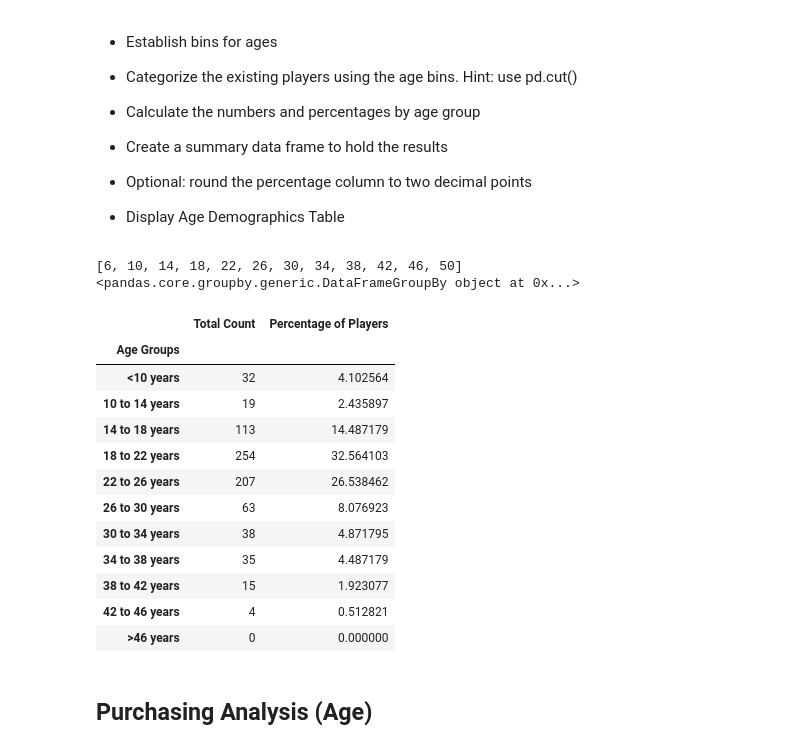
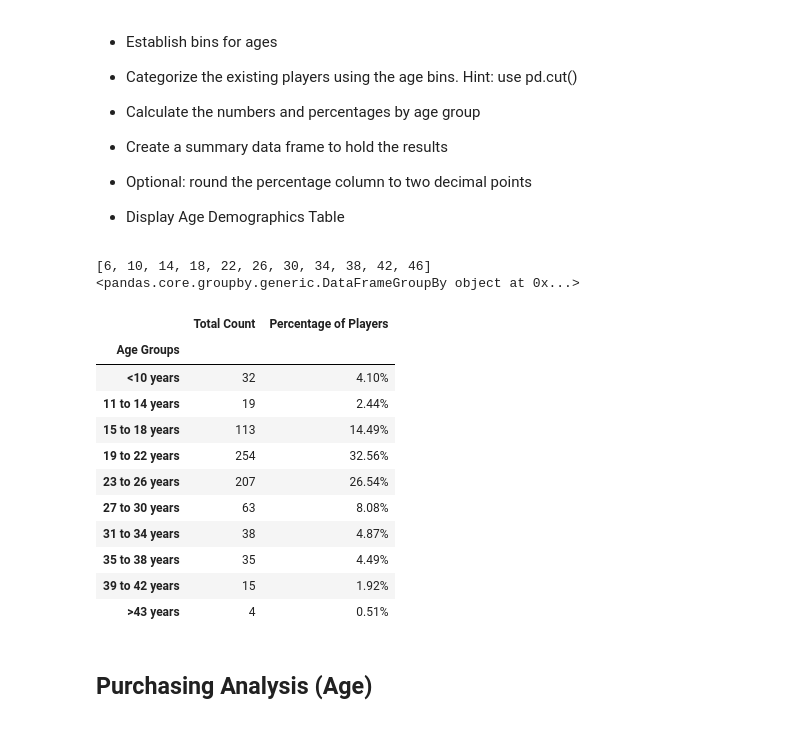
Before and after one commit to mmarange/pandas-challenge, a Jupyter notebook: 02-Case-Assignment/HeroesOfPymoli/HeroesOfPymoli_starter_submitted.ipynb, the cells around one changed output. Saved outputs shown, nothing was run; the diff lists cells and outputs as text; code cells hidden in the pictures.

```diff
--- a/02-Case-Assignment/HeroesOfPymoli/HeroesOfPymoli_starter_submitted.ipynb
+++ b/02-Case-Assignment/HeroesOfPymoli/HeroesOfPymoli_starter_submitted.ipynb
@@ -195,44 +190,44 @@ purchasing_analysis
 * Display Age Demographics Table
 # %%
 # Find group range and create age groups
-# SPORT OUT FORMATTING, AND BIN BOUNDARIES
+
 x = purchase_data["Age"].min()
 y = purchase_data["Age"].max()
 #print(x, y)
 
-z = range(6,51, 4)
+z = range(6,47, 4)
 
 bins = [bins for bins in z]
-#print(bins)
-labels =['<10 years', '10 to 14 years', '14 to 18 years', '18 to 22 years', '22 to 26 years',\
-        '26 to 30 years', '30 to 34 years', '34 to 38 years', '38 to 42 years', '42 to 46 years', '>46 years']
+print(bins)
+labels =['<10 years', '11 to 14 years', '15 to 18 years', '19 to 22 years', '23 to 26 years',\
+        '27 to 30 years', '31 to 34 years', '35 to 38 years', '39 to 42 years', '>43 years']
 
 pd.cut(purchase_data["Age"], bins, labels=labels).head()
-purchase_data["Age Groups"] = pd.cut(purchase_data["Age"], bins, labels=labels)
+purchase_data["Age Groups"] = pd.cut(purchase_data["Age"], bins, labels=labels, right=True)
 
 age_group = purchase_data.groupby("Age Groups")
 age_count = age_group["Age Groups"].count()
 age_percent = age_count/total_players * 100
 age_analysis = pd.DataFrame({"Total Count":age_count, "Percentage of Players": age_percent})
 print(age_group)
 #age_percent
+age_analysis["Percentage of Players"] = age_analysis["Percentage of Players"].map("{:,.2f}%".format)
 age_analysis
 # %% [output]
-[6, 10, 14, 18, 22, 26, 30, 34, 38, 42, 46, 50]
+[6, 10, 14, 18, 22, 26, 30, 34, 38, 42, 46]
 <pandas.core.groupby.generic.DataFrameGroupBy object at 0x...>
 |  | Total Count | Percentage of Players |
 | Age Groups |  |  |
-| <10 years | 32 | 4.102564 |
-| 10 to 14 years | 19 | 2.435897 |
-| 14 to 18 years | 113 | 14.487179 |
-| 18 to 22 years | 254 | 32.564103 |
-| 22 to 26 years | 207 | 26.538462 |
-| 26 to 30 years | 63 | 8.076923 |
-| 30 to 34 years | 38 | 4.871795 |
-| 34 to 38 years | 35 | 4.487179 |
-| 38 to 42 years | 15 | 1.923077 |
-| 42 to 46 years | 4 | 0.512821 |
-| >46 years | 0 | 0.000000 |
+| <10 years | 32 | 4.10% |
+| 11 to 14 years | 19 | 2.44% |
+| 15 to 18 years | 113 | 14.49% |
+| 19 to 22 years | 254 | 32.56% |
+| 23 to 26 years | 207 | 26.54% |
+| 27 to 30 years | 63 | 8.08% |
+| 31 to 34 years | 38 | 4.87% |
+| 35 to 38 years | 35 | 4.49% |
+| 39 to 42 years | 15 | 1.92% |
+| >43 years | 4 | 0.51% |
 # %% [markdown]
 ## Purchasing Analysis (Age)
 # %% [markdown]
```
Also changed, not shown: parts of 13 cells of this notebook, 23 other files.
